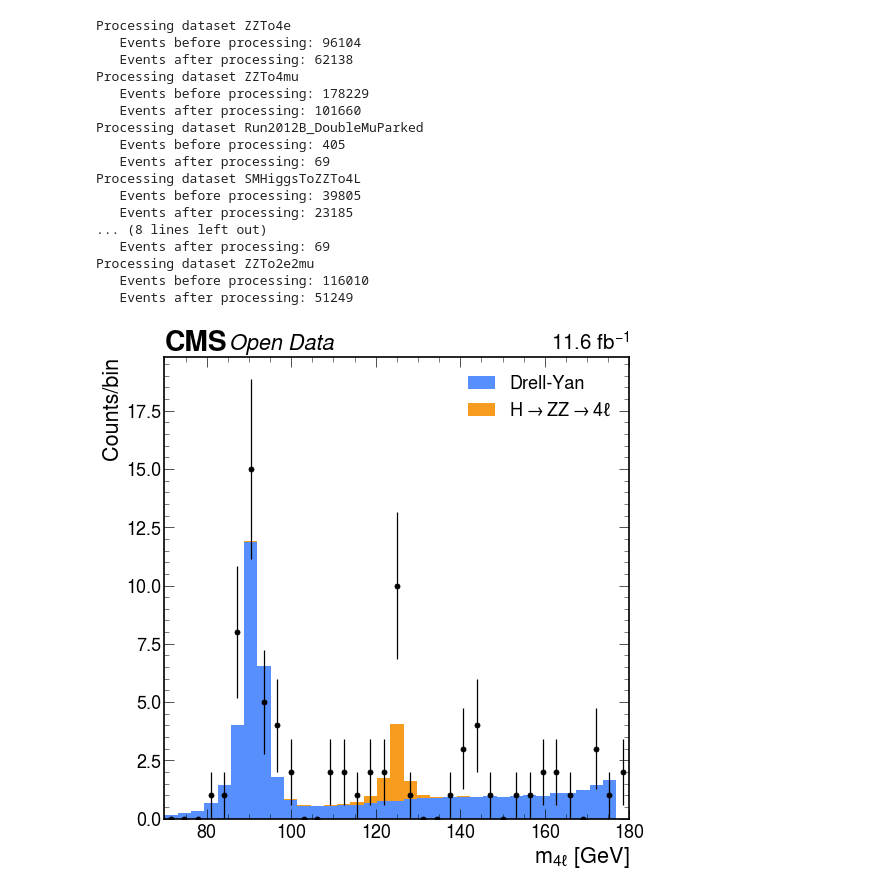
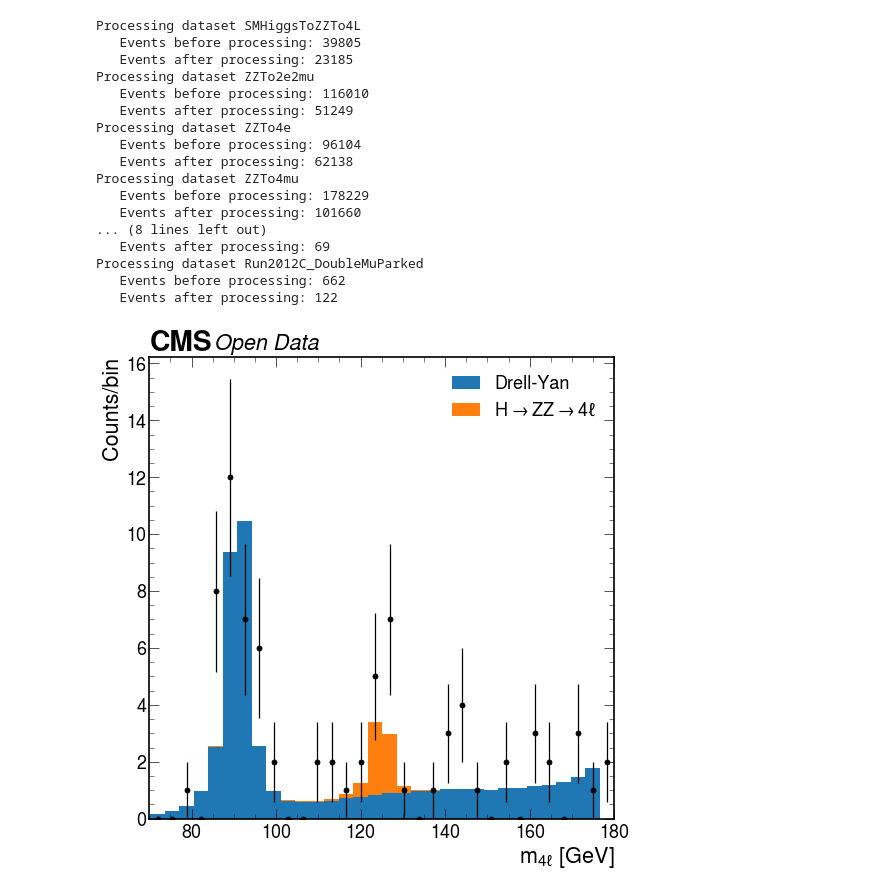
Before and after one commit to guanfacin24/projekttage-HTo4L, a Jupyter notebook: analysis.ipynb, the cells around one changed output. Saved outputs shown, nothing was run; the diff lists cells and outputs as text; code cells hidden in the pictures.

```diff
--- a/analysis.ipynb
+++ b/analysis.ipynb
@@ -28,0 +151,4 @@ Finished!
+# %%
+passes_0Q = has_0Q_electrons & has_0Q_muons
+electrons = electrons[passes_0Q]
+muons = muons[passes_0Q]
@@ -28,0 +196,4 @@ Finished!
+# %%
+passes_pt_2e2mu = get_e_mu_pT_cut(electrons, muons)
+electrons = electrons[passes_pt_2e2mu]
+muons = muons[passes_pt_2e2mu]
@@ -28,0 +212,3 @@ Finished!
+# %%
+file_names = os.listdir("simulation_files")
+print(file_names)
@@ -101,28 +237,33 @@ masses = {}
 
 for name, dataset in datasets.items():
     print(f"Processing dataset {name}")
-    n_pre = len(dataset["muons"])
-    m = process_dataset(dataset)
-    n_post = len(m)
-    print(f"   Events before processing: {n_pre}")
-    print(f"   Events after processing: {n_post}")
 
-    masses.update({name: process_dataset(dataset)})
+    electrons = dataset["electrons"]
+    muons = dataset["muons"]
+    n_Events_before = len(muons)
+
+    m4l = perform_all_cuts(electrons, muons)
+    n_Events_after = len(m4l)
+
+    print(f"   Events before processing: {n_Events_before}")
+    print(f"   Events after processing: {n_Events_after}")
+
+    masses.update({name: m4l})
 # %% [output]
+Processing dataset SMHiggsToZZTo4L
+   Events before processing: 39805
+   Events after processing: 23185
+Processing dataset ZZTo2e2mu
+   Events before processing: 116010
+   Events after processing: 51249
 Processing dataset ZZTo4e
    Events before processing: 96104
    Events after processing: 62138
 Processing dataset ZZTo4mu
    Events before processing: 178229
    Events after processing: 101660
-Processing dataset Run2012B_DoubleMuParked
-   Events before processing: 405
-   Events after processing: 69
-Processing dataset SMHiggsToZZTo4L
-   Events before processing: 39805
-   Events after processing: 23185
 ... (8 lines left out)
    Events after processing: 69
-Processing dataset ZZTo2e2mu
-   Events before processing: 116010
-   Events after processing: 51249
+Processing dataset Run2012C_DoubleMuParked
+   Events before processing: 662
+   Events after processing: 122
@@ -182,4 +270,10 @@ def plot_m4l(
 # %%
-plot_m4l(masses, blinded = False)
+bin_start = 60
+bin_stop = 180
+number_of_bins = 36
+
+bins_m4l = np.linspace(bin_start, bin_stop, number_of_bins)
+
+plot_m4l_bkg(masses, blinded = False, bins=bins_m4l)
 # %% [output]
-[figure, old version]
+[figure, new version]
```
Also changed, not shown: parts of 49 cells of this notebook, 2 other files.
